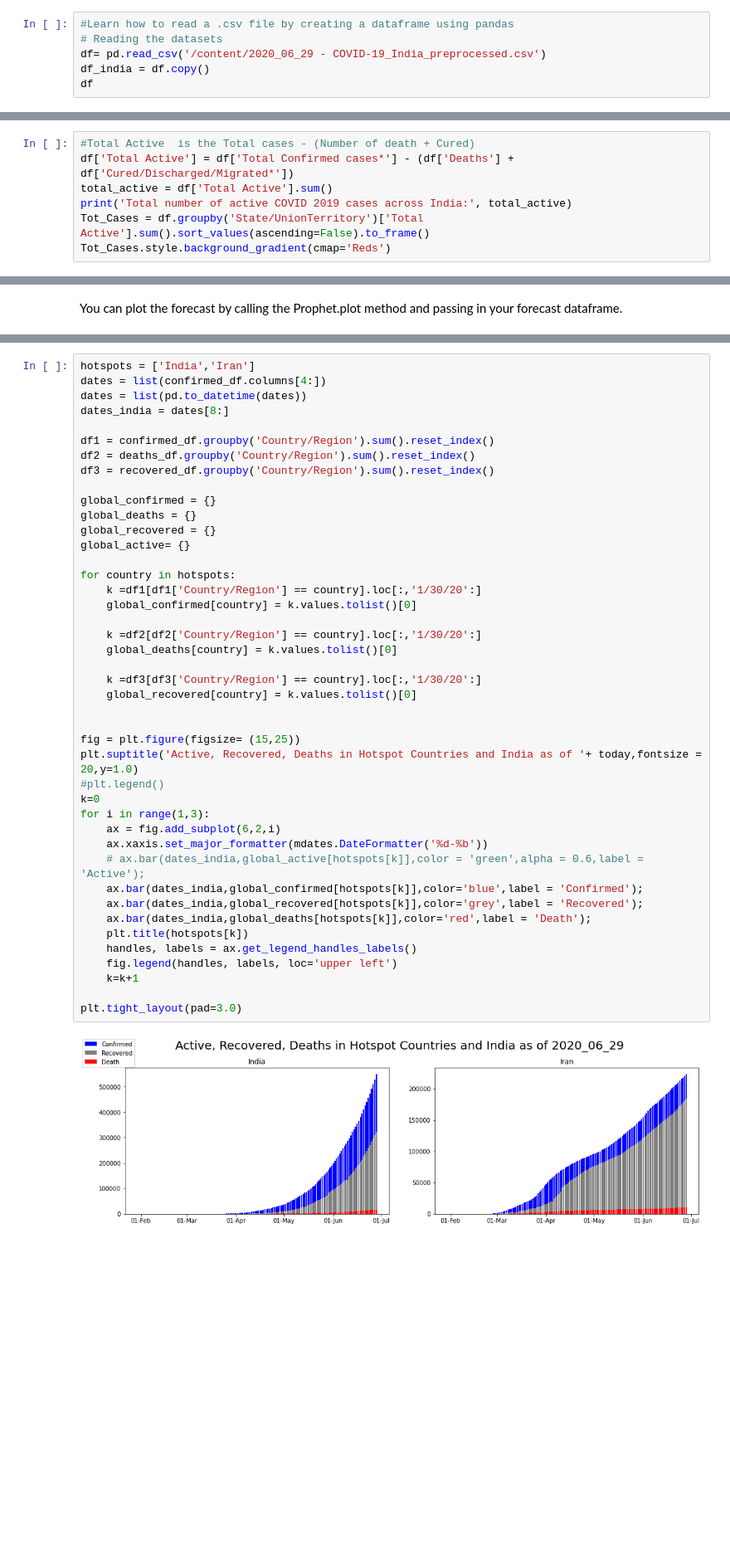
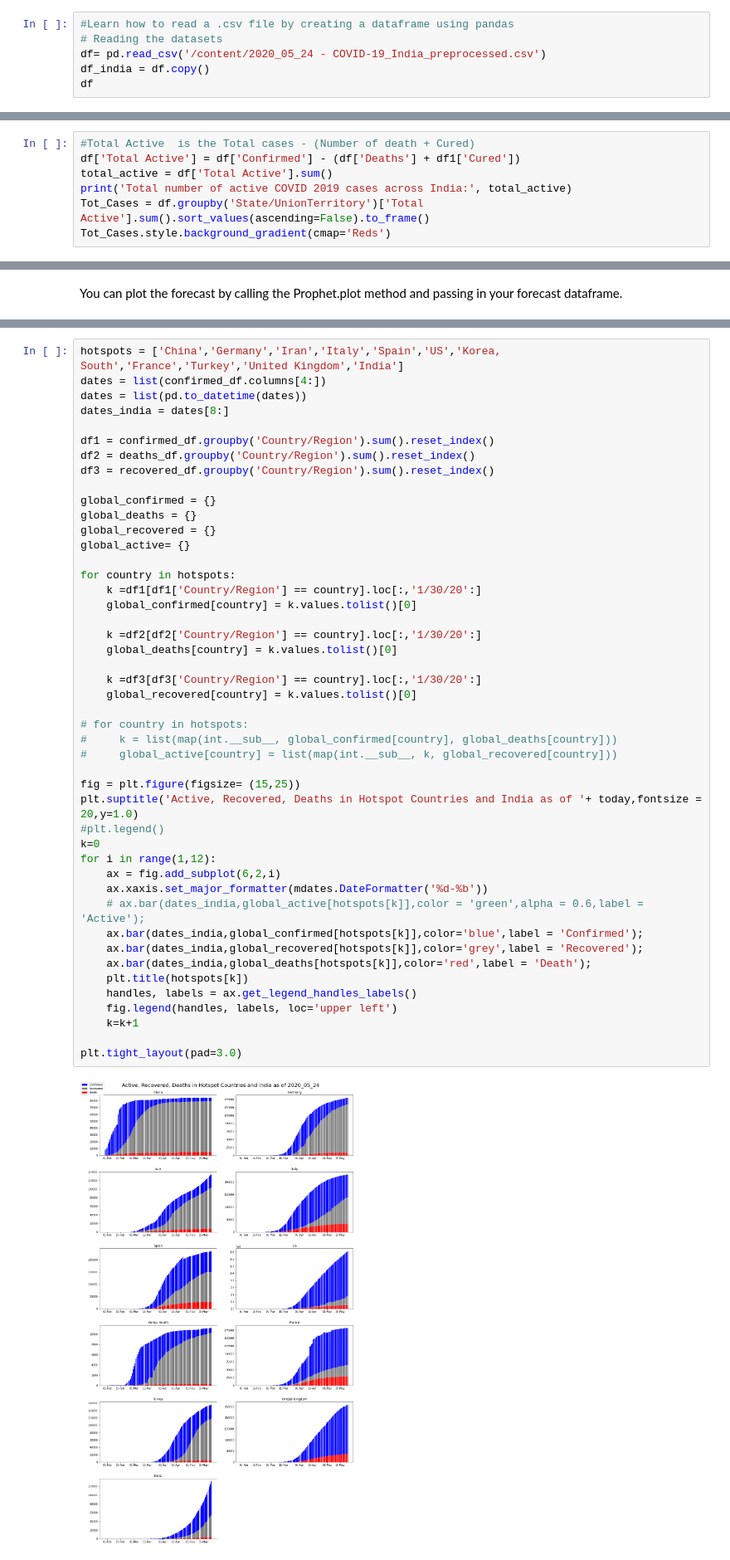
Before and after one commit to chandankumar7/mycourses, a Jupyter notebook: India_vs_World_COVID_19.ipynb, the cells around one changed output, grey strips where cells are left out. Shown at 83% size. Saved outputs shown, nothing was run; the diff lists cells and outputs as text; blank space fills up the shorter version.

```diff
--- a/India_vs_World_COVID_19.ipynb
+++ b/India_vs_World_COVID_19.ipynb
@@ -318,7 +398,7 @@ df_India.to_csv(file_loc + file_name, index=False)
 # %%
 #Learn how to read a .csv file by creating a dataframe using pandas
 # Reading the datasets
-df= pd.read_csv('/content/2020_06_29 - COVID-19_India_preprocessed.csv')
+df= pd.read_csv('/content/2020_05_24 - COVID-19_India_preprocessed.csv')
 df_india = df.copy()
 df
 # %% [output]
@@ -384,6 +466,6 @@ Total active COVID19 cases as of 2020_06_29 are:  202835
 # %%
 #Total Active  is the Total cases - (Number of death + Cured)
-df['Total Active'] = df['Total Confirmed cases*'] - (df['Deaths'] + df['Cured/Discharged/Migrated*'])
+df['Total Active'] = df['Confirmed'] - (df['Deaths'] + df1['Cured'])
 total_active = df['Total Active'].sum()
 print('Total number of active COVID 2019 cases across India:', total_active)
 Tot_Cases = df.groupby('State/UnionTerritory')['Total Active'].sum().sort_values(ascending=False).to_frame()
@@ -916,5 +1127,5 @@ dates
 # %%
-hotspots = ['India','Iran']
+hotspots = ['China','Germany','Iran','Italy','Spain','US','Korea, South','France','Turkey','United Kingdom','India']
 dates = list(confirmed_df.columns[4:])
 dates = list(pd.to_datetime(dates))
 dates_india = dates[8:]
@@ -929,33 +1140,36 @@ global_recovered = {}
 global_active= {}
 
 for country in hotspots:
     k =df1[df1['Country/Region'] == country].loc[:,'1/30/20':]
     global_confirmed[country] = k.values.tolist()[0]
 
     k =df2[df2['Country/Region'] == country].loc[:,'1/30/20':]
     global_deaths[country] = k.values.tolist()[0]
 
     k =df3[df3['Country/Region'] == country].loc[:,'1/30/20':]
     global_recovered[country] = k.values.tolist()[0]
 
+# for country in hotspots:
+#     k = list(map(int.__sub__, global_confirmed[country], global_deaths[country]))
+#     global_active[country] = list(map(int.__sub__, k, global_recovered[country]))
 
 fig = plt.figure(figsize= (15,25))
 plt.suptitle('Active, Recovered, Deaths in Hotspot Countries and India as of '+ today,fontsize = 20,y=1.0)
 #plt.legend()
 k=0
-for i in range(1,3):
+for i in range(1,12):
     ax = fig.add_subplot(6,2,i)
     ax.xaxis.set_major_formatter(mdates.DateFormatter('%d-%b'))
     # ax.bar(dates_india,global_active[hotspots[k]],color = 'green',alpha = 0.6,label = 'Active');
     ax.bar(dates_india,global_confirmed[hotspots[k]],color='blue',label = 'Confirmed');
     ax.bar(dates_india,global_recovered[hotspots[k]],color='grey',label = 'Recovered');
     ax.bar(dates_india,global_deaths[hotspots[k]],color='red',label = 'Death');
     plt.title(hotspots[k])
     handles, labels = ax.get_legend_handles_labels()
     fig.legend(handles, labels, loc='upper left')
     k=k+1
 
 plt.tight_layout(pad=3.0)
 # %% [output]
-[figure, old version]
+[figure, new version]
 # %%
```
Also changed, not shown: parts of 122 cells of this notebook.
